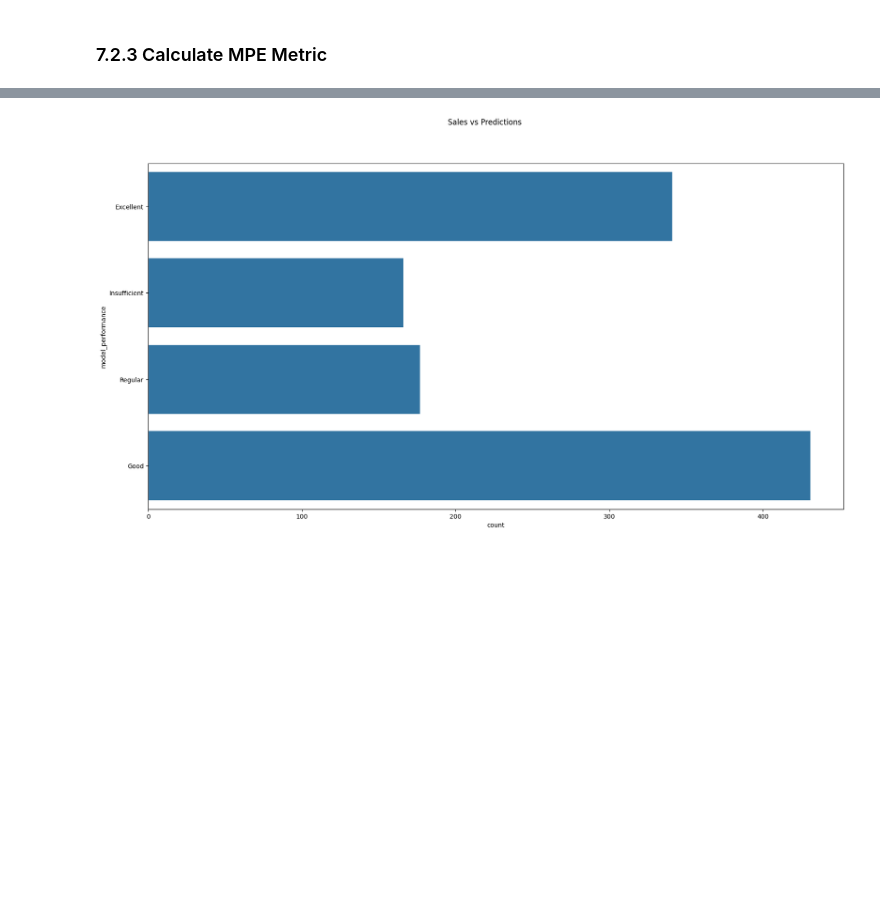
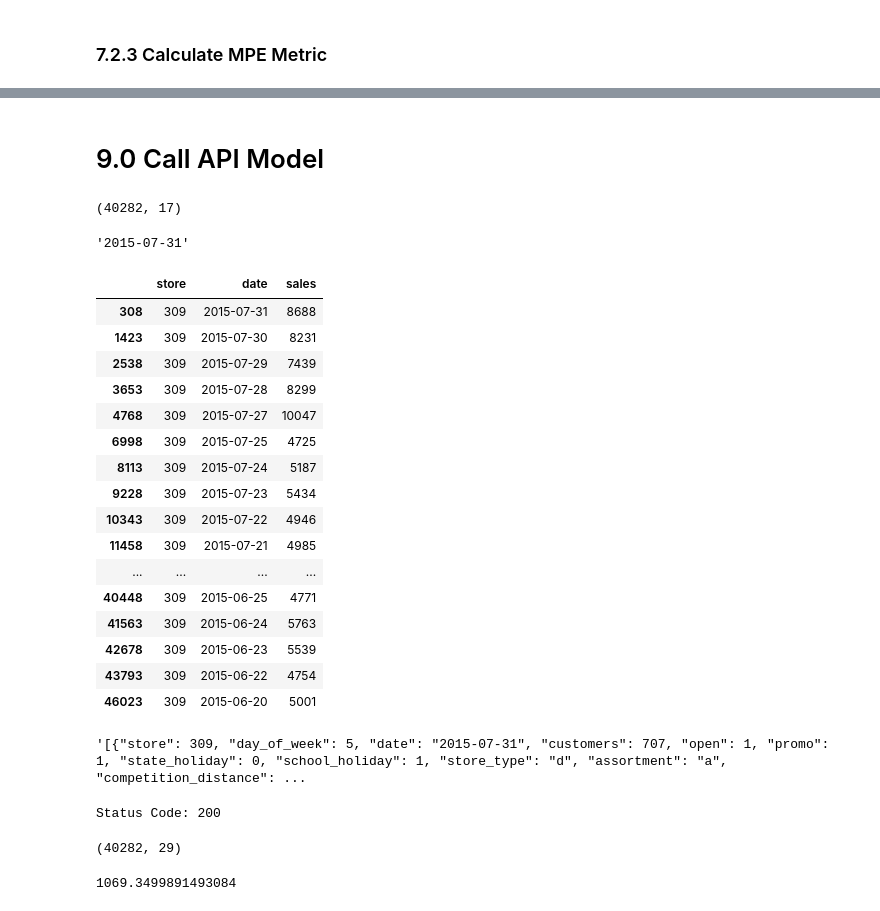
Before and after one commit to mendesdata/rossmann_store_sales, a Jupyter notebook: notebooks/rossmann.ipynb, the cells around one changed output, grey strips where cells are left out. Saved outputs shown, nothing was run; the diff lists cells and outputs as text; code cells hidden in the pictures; blank space fills up the shorter version.

```diff
--- a/notebooks/rossmann.ipynb
+++ b/notebooks/rossmann.ipynb
@@ -1873,8 +1440,6 @@ sns.scatterplot( x='store', y='MAPE', data=df_store_performance);
 fig, axes = plt.subplots(1, 1, figsize=(20, 10) )
 fig.suptitle('Sales vs Predictions')
 
-#aux = df_performance[ (df_performance['store']!=0 ) ]
+aux = df_store_performance.sort_values('sales', ascending=False).head(50)
 
-sns.countplot( data=df_store_performance['model_performance'] );
+sns.countplot( data=aux['model_performance'] );
-# %% [output]
-[figure, removed]
@@ -1880,0 +1450,65 @@ sns.countplot( data=df_store_performance['model_performance'] );
+# %% [markdown]
+# 9.0 Call API Model
+# %%
+# dataset with last 6 weeks - new data
+x_test = pd.read_csv( '../data/test.csv',  low_memory= False )
+
+# remove close day
+x_test = x_test[ ( x_test['open'] != 0 ) ]
+
+y_test = x_test['sales'].values
+x_test = x_test.drop( columns=['sales'], axis=1 )
+
+x_test.shape
+# %% [output]
+(40282, 17)
+# %%
+x1 = x_test['date'].max()
+#x1 = x1.dt.strftime('%Y-%m-%d')
+x1
+# %% [output]
+'2015-07-31'
+# %%
+
+x_test[ (x_test['store'] == 309) ][['store', 'date', 'sales']]
+# %% [output]
+|  | store | date | sales |
+| 308 | 309 | 2015-07-31 | 8688 |
+| 1423 | 309 | 2015-07-30 | 8231 |
+| 2538 | 309 | 2015-07-29 | 7439 |
+| 3653 | 309 | 2015-07-28 | 8299 |
+| 4768 | 309 | 2015-07-27 | 10047 |
+| 6998 | 309 | 2015-07-25 | 4725 |
+| 8113 | 309 | 2015-07-24 | 5187 |
+| 9228 | 309 | 2015-07-23 | 5434 |
+| 10343 | 309 | 2015-07-22 | 4946 |
+| 11458 | 309 | 2015-07-21 | 4985 |
+| ... | ... | ... | ... |
+| 40448 | 309 | 2015-06-25 | 4771 |
+| 41563 | 309 | 2015-06-24 | 5763 |
+| 42678 | 309 | 2015-06-23 | 5539 |
+| 43793 | 309 | 2015-06-22 | 4754 |
+| 46023 | 309 | 2015-06-20 | 5001 |
+# %%
+
+# convert dataframe to json
+data = json.dumps( x_test.to_dict( orient='records' ) )
+data
+# %% [output]
+'[{"store": 309, "day_of_week": 5, "date": "2015-07-31", "customers": 707, "open": 1, "promo": 1, "state_holiday": 0, "school_holiday": 1, "store_type": "d", "assortment": "a", "competition_distance": ...
+# %%
+# API CALL
+
+# local request
+url = 'http://0.0.0.0:5000/rossmann/predict'
+
+# Render´s Server request
+#url = 'https://rossmann-app-9l04.onrender.com/rossmann/predict'
+
+header = { 'Content-type' : 'application/json' }
+
+
+response = requests.post( url, data=data, headers=header )
+print(f'Status Code: { response.status_code } ' )
+# %% [output]
+Status Code: 200
@@ -1880,0 +1518,4 @@ sns.countplot( data=df_store_performance['model_performance'] );
+# %%
+df_response.shape
+# %% [output]
+(40282, 29)
@@ -1880,0 +1524,4 @@ sns.countplot( data=df_store_performance['model_performance'] );
+# %%
+np.mean( np.abs(d1['erro'].values) )
+# %% [output]
+1069.3499891493084
```
Also changed, not shown: parts of 95 cells of this notebook, 5 other files.
